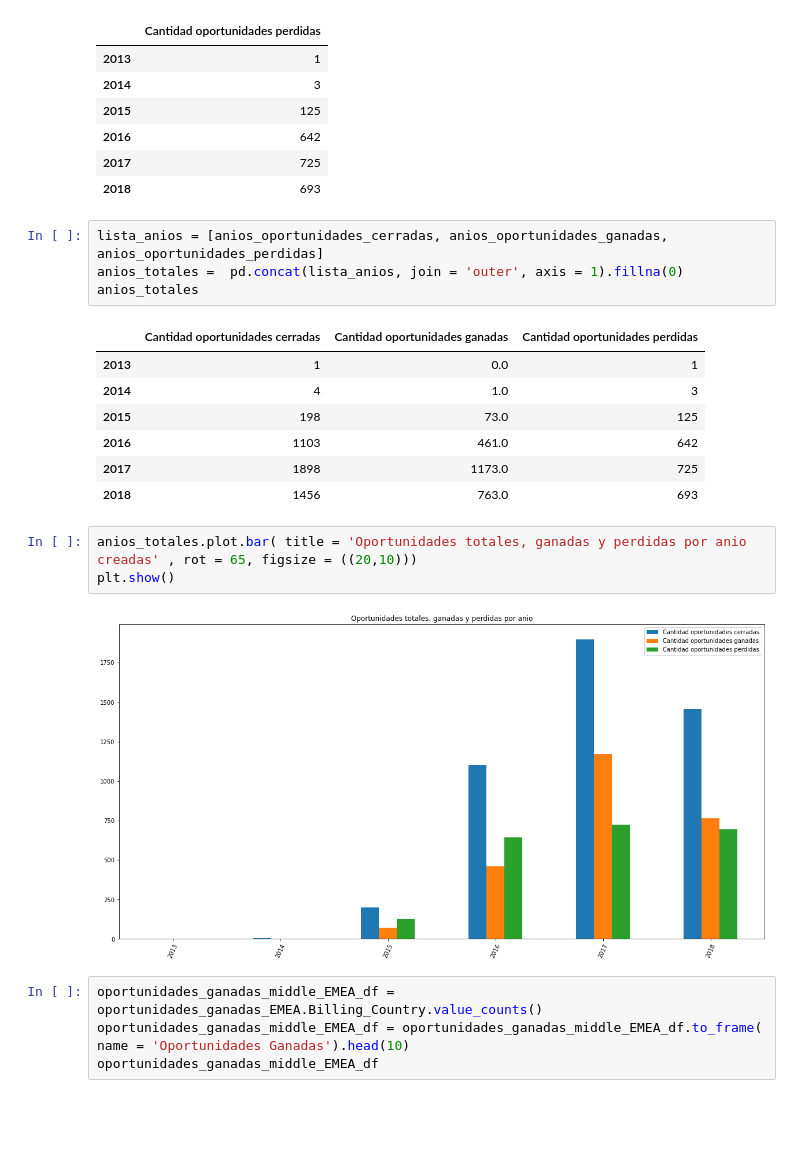
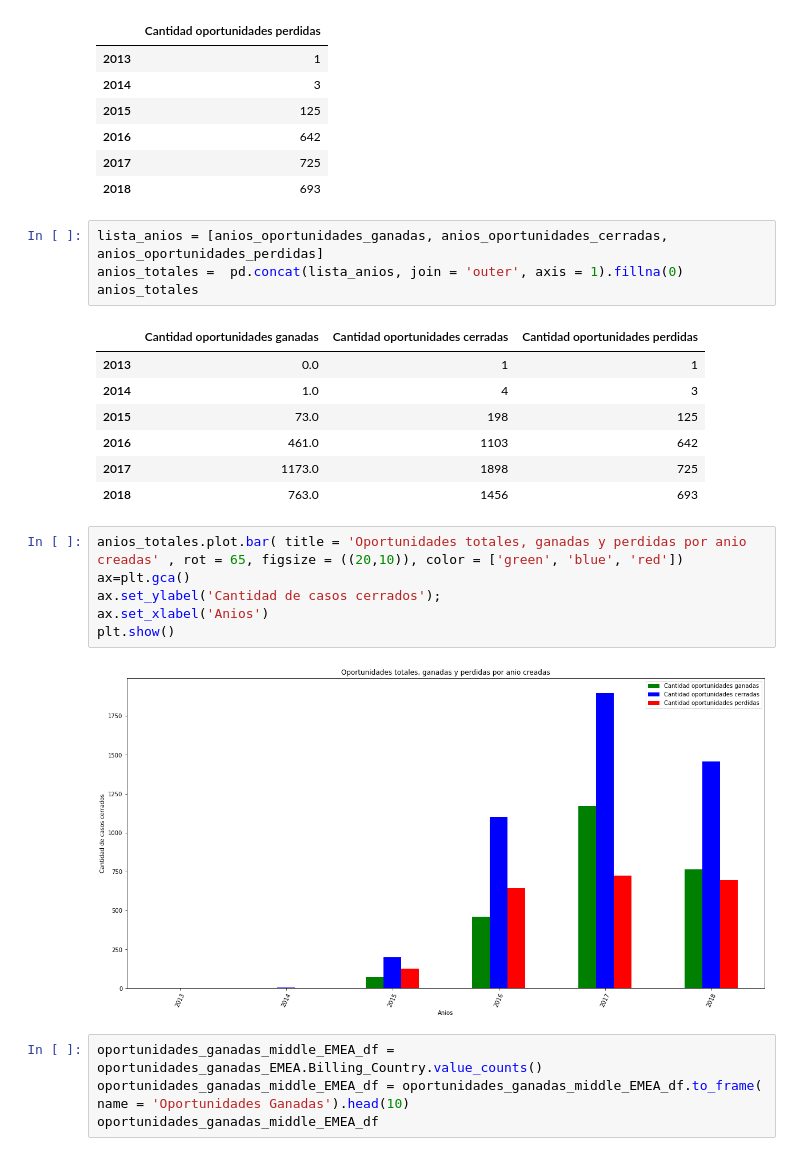
Before and after one commit to Ramaxx95/TP1-Orga-de-Datos, a Jupyter notebook: Visualizaciones/Region_EMEA.ipynb, the cells around one changed output. Drawn from its saved outputs; the diff is of its cells as text; blank space fills up the shorter version.

```diff
--- a/Visualizaciones/Region_EMEA.ipynb
+++ b/Visualizaciones/Region_EMEA.ipynb
@@ -111,22 +111,25 @@ anios_oportunidades_perdidas
 | 2017 | 725 |
 | 2018 | 693 |
 # %%
-lista_anios = [anios_oportunidades_cerradas, anios_oportunidades_ganadas, anios_oportunidades_perdidas]
+lista_anios = [anios_oportunidades_ganadas, anios_oportunidades_cerradas, anios_oportunidades_perdidas]
 anios_totales =  pd.concat(lista_anios, join = 'outer', axis = 1).fillna(0)
 anios_totales
 # %% [output]
-|  | Cantidad oportunidades cerradas | Cantidad oportunidades ganadas | Cantidad oportunidades perdidas |
-| 2013 | 1 | 0.0 | 1 |
-| 2014 | 4 | 1.0 | 3 |
-| 2015 | 198 | 73.0 | 125 |
-| 2016 | 1103 | 461.0 | 642 |
-| 2017 | 1898 | 1173.0 | 725 |
-| 2018 | 1456 | 763.0 | 693 |
+|  | Cantidad oportunidades ganadas | Cantidad oportunidades cerradas | Cantidad oportunidades perdidas |
+| 2013 | 0.0 | 1 | 1 |
+| 2014 | 1.0 | 4 | 3 |
+| 2015 | 73.0 | 198 | 125 |
+| 2016 | 461.0 | 1103 | 642 |
+| 2017 | 1173.0 | 1898 | 725 |
+| 2018 | 763.0 | 1456 | 693 |
 # %%
-anios_totales.plot.bar( title = 'Oportunidades totales, ganadas y perdidas por anio creadas' , rot = 65, figsize = ((20,10)))
+anios_totales.plot.bar( title = 'Oportunidades totales, ganadas y perdidas por anio creadas' , rot = 65, figsize = ((20,10)), color = ['green', 'blue', 'red'])
+ax=plt.gca()
+ax.set_ylabel('Cantidad de casos cerrados');
+ax.set_xlabel('Anios')
 plt.show()
 # %% [output]
-[figure, old version]
+[figure, new version]
 # %%
 oportunidades_ganadas_middle_EMEA_df =  oportunidades_ganadas_EMEA.Billing_Country.value_counts()
 oportunidades_ganadas_middle_EMEA_df = oportunidades_ganadas_middle_EMEA_df.to_frame( name = 'Oportunidades Ganadas').head(10)
```
Also changed, not shown: parts of 5 cells of this notebook.
